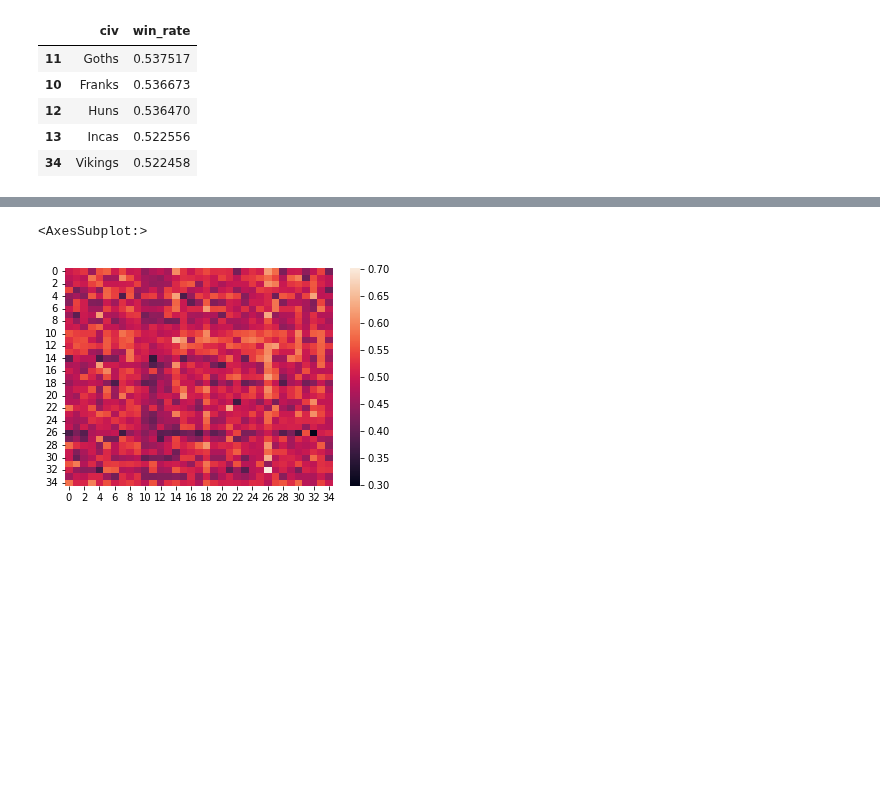
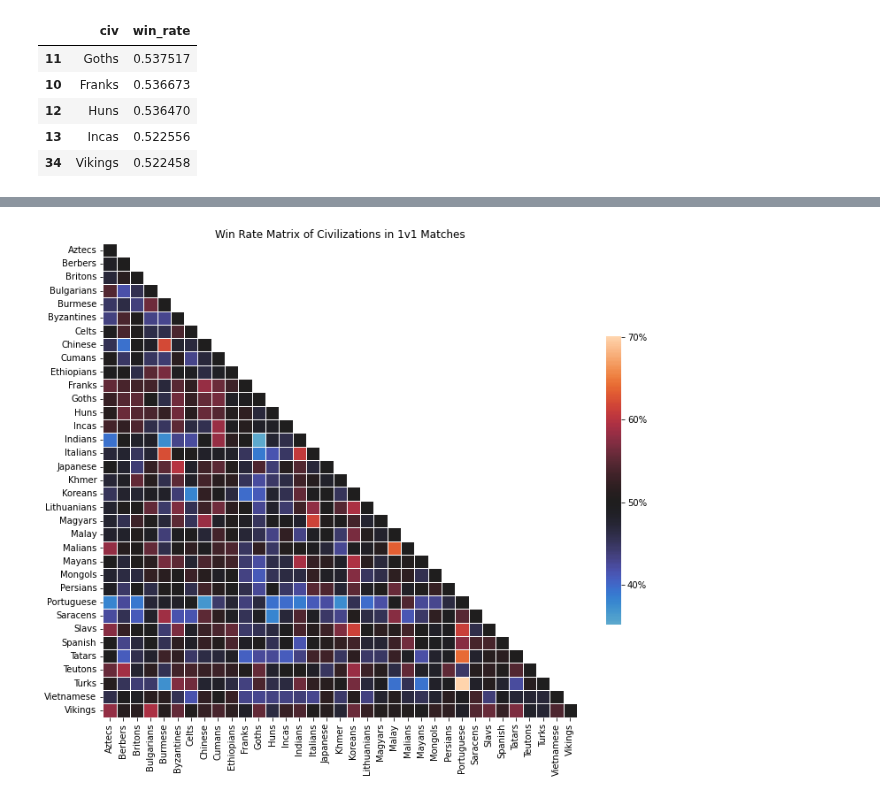
Before and after one commit to rishigoutam/aoe2, a Jupyter notebook: test_data.ipynb, the cells around one changed output, grey strips where cells are left out. Drawn from its saved outputs; the diff is of its cells as text; code cells hidden in the pictures; blank space fills up the shorter version.

Commit message:
Prettify heatmap
- Made triangle mask
- Changed colors and colorbar
- Format as %

```diff
--- a/test_data.ipynb
+++ b/test_data.ipynb
@@ -272,17 +265,3 @@ sns.heatmap(2D array)
 """
 civ_wins_df = civ_vs_civ[['civ', 'civ_enemy', 'winner']] # temp df
 avg_civ_wins_df = civ_wins_df.groupby(['civ', 'civ_enemy']).agg('mean').reset_index().rename(columns = {'winner':'win_rate'})
-
-import numpy as np
-# civs: 35 unique civs; 0 -> 'Aztecs', 1 -> 'Berbers', ... etc. This is the label of the 2D array
-num_civs = len(set(civ_vs_civ.civ))
-civs = np.array(sorted(set(civ_vs_civ.civ)))
-avg_civ_win_rates_2D = np.array(avg_civ_wins_df.win_rate).reshape((num_civs,num_civs))
-# wins_matrix: a 35 x 35 2D array. will populate the mean civ win rate vs another civ
-avg_civ_win_rates_2D
-
-import seaborn as sns
-sns.heatmap(avg_civ_win_rates_2D)
-# %% [output]
-<AxesSubplot:>
-[figure, removed]
@@ -288,0 +274,16 @@ sns.heatmap(avg_civ_win_rates_2D)
+# %%
+from matplotlib.ticker import PercentFormatter
+
+percents = 100*avg_civ_win_rates_2D # just so we can show percentage values in the colorbar...sigh
+plt.figure(figsize=(12,12))
+plt.title('Win Rate Matrix of Civilizations in 1v1 Matches')
+# cmap = sns.diverging_palette(240, 10, n=9, as_cmap=True)
+mask = np.triu(percents, 1) # mask the top half of the heatmap as it is repeated data
+heatmap = sns.heatmap(percents,
+                      center=50, linewidths=1, #cmap=cmap,
+                      xticklabels=civs, yticklabels=civs,
+                      square=True, mask=mask,
+                      cbar_kws=dict(shrink=0.5, ticks=[40,50,60,70], format=PercentFormatter(decimals=0)))
+# heatmap.set_xticklabels(civs, rotation=45) # Can't get rotation to look good
+# %% [output]
+[figure, added]
```
Also changed, not shown: parts of 4 cells of this notebook.
